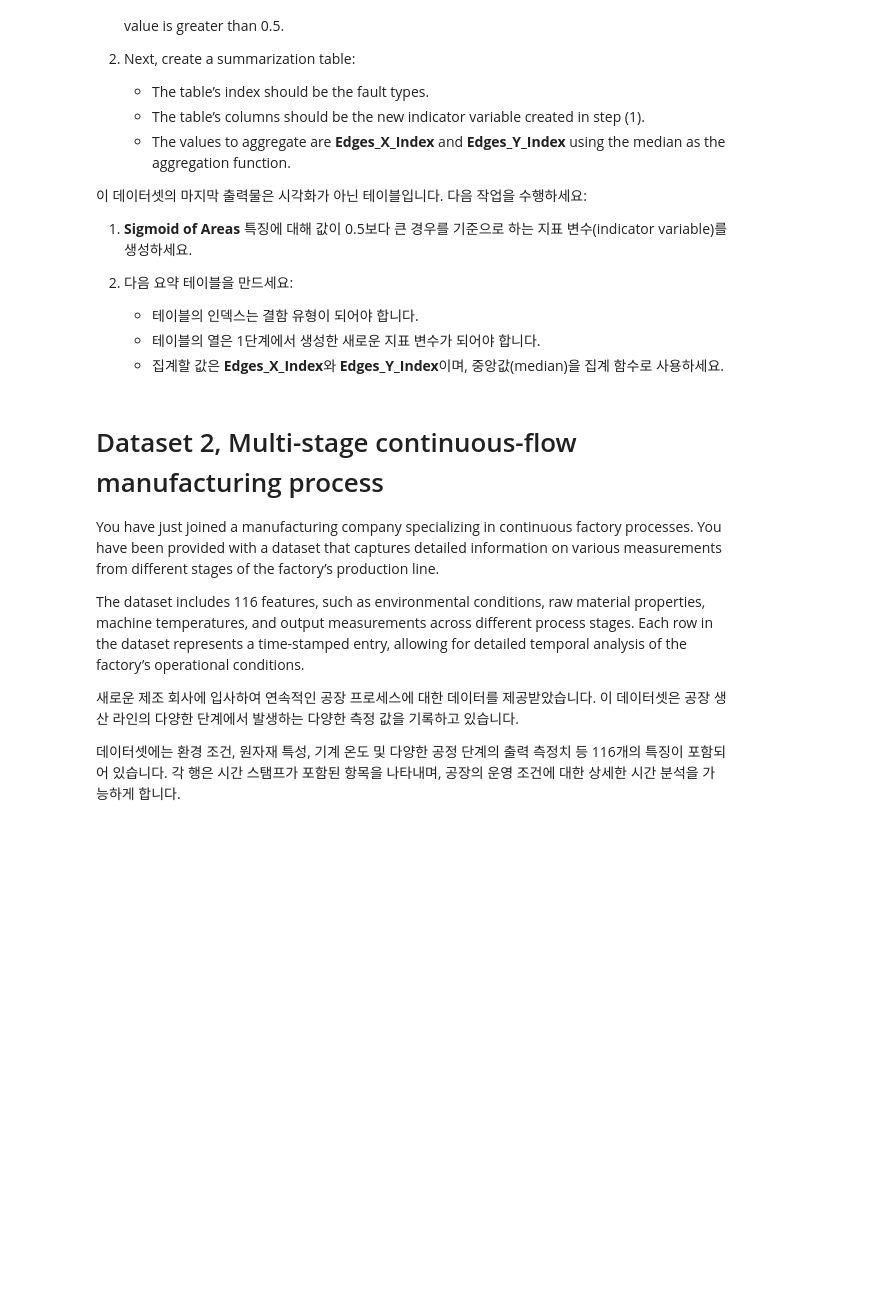
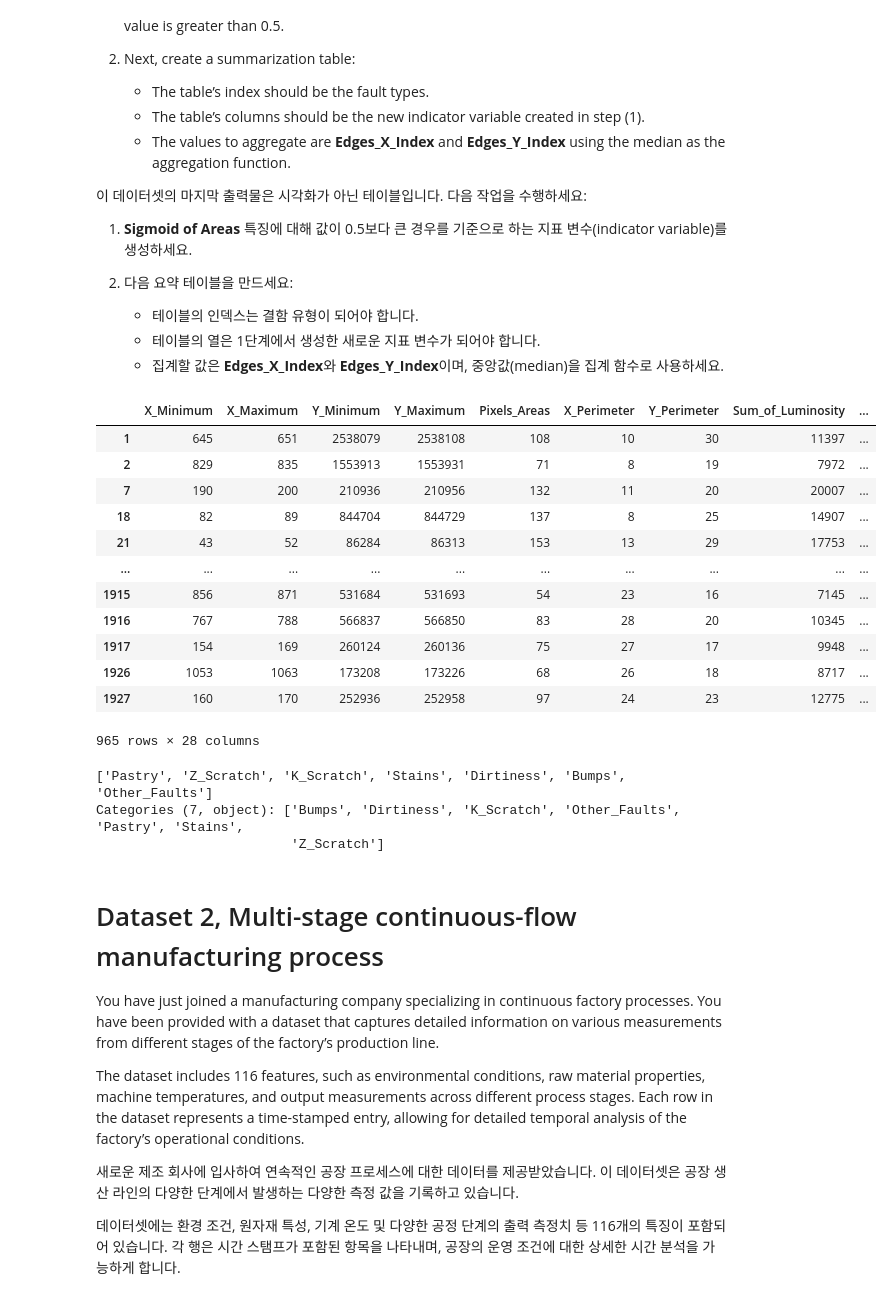
Before and after one commit to SyngyeonTak/Best-README-Template, a Jupyter notebook: DAEM_Midterm_practical_test.ipynb, the cells around one changed output. Saved outputs shown, nothing was run; the diff lists cells and outputs as text; code cells hidden in the pictures; blank space fills up the shorter version.

```diff
--- a/DAEM_Midterm_practical_test.ipynb
+++ b/DAEM_Midterm_practical_test.ipynb
@@ -213,6 +213,36 @@ The last output to be evaluated for this dataset is not a visualization but a ta
    - 테이블의 인덱스는 결함 유형이 되어야 합니다.
    - 테이블의 열은 1단계에서 생성한 새로운 지표 변수가 되어야 합니다.
    - 집계할 값은 **Edges_X_Index**와 **Edges_Y_Index**이며, 중앙값(median)을 집계 함수로 사용하세요.
+# %%
+sigmoid_condition = data['SigmoidOfAreas'] > 0.5
+sub_df2 = data.loc[~sigmoid_condition]
+
+sub_df2
+
+# I filtered the indices that are false w.r.t sigmoid_condition
+# What does it mean by "indicator variable?"
+
+sub_df2
+# %% [output]
+|  | X_Minimum | X_Maximum | Y_Minimum | Y_Maximum | Pixels_Areas | X_Perimeter | Y_Perimeter | Sum_of_Luminosity | ... |
+| 1 | 645 | 651 | 2538079 | 2538108 | 108 | 10 | 30 | 11397 | ... |
+| 2 | 829 | 835 | 1553913 | 1553931 | 71 | 8 | 19 | 7972 | ... |
+| 7 | 190 | 200 | 210936 | 210956 | 132 | 11 | 20 | 20007 | ... |
+| 18 | 82 | 89 | 844704 | 844729 | 137 | 8 | 25 | 14907 | ... |
+| 21 | 43 | 52 | 86284 | 86313 | 153 | 13 | 29 | 17753 | ... |
+| ... | ... | ... | ... | ... | ... | ... | ... | ... | ... |
+| 1915 | 856 | 871 | 531684 | 531693 | 54 | 23 | 16 | 7145 | ... |
+| 1916 | 767 | 788 | 566837 | 566850 | 83 | 28 | 20 | 10345 | ... |
+| 1917 | 154 | 169 | 260124 | 260136 | 75 | 27 | 17 | 9948 | ... |
+| 1926 | 1053 | 1063 | 173208 | 173226 | 68 | 26 | 18 | 8717 | ... |
+| 1927 | 160 | 170 | 252936 | 252958 | 97 | 24 | 23 | 12775 | ... |
+965 rows × 28 columns
+# %%
+data['Class'].unique()
+# %% [output]
+['Pastry', 'Z_Scratch', 'K_Scratch', 'Stains', 'Dirtiness', 'Bumps', 'Other_Faults']
+Categories (7, object): ['Bumps', 'Dirtiness', 'K_Scratch', 'Other_Faults', 'Pastry', 'Stains',
+                         'Z_Scratch']
 # %% [markdown]
 # Dataset 2, Multi-stage continuous-flow manufacturing process
 
```
Also changed, not shown: parts of 8 cells of this notebook.
